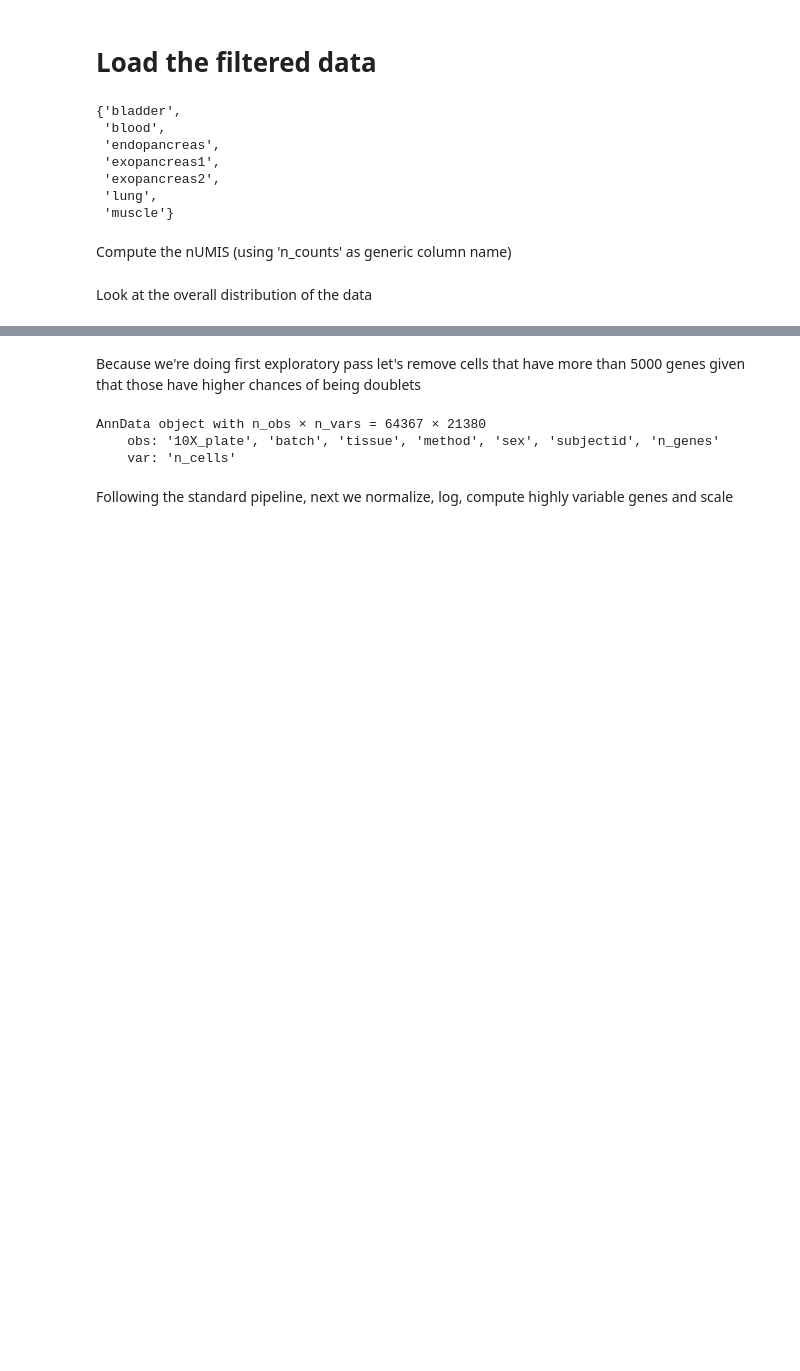
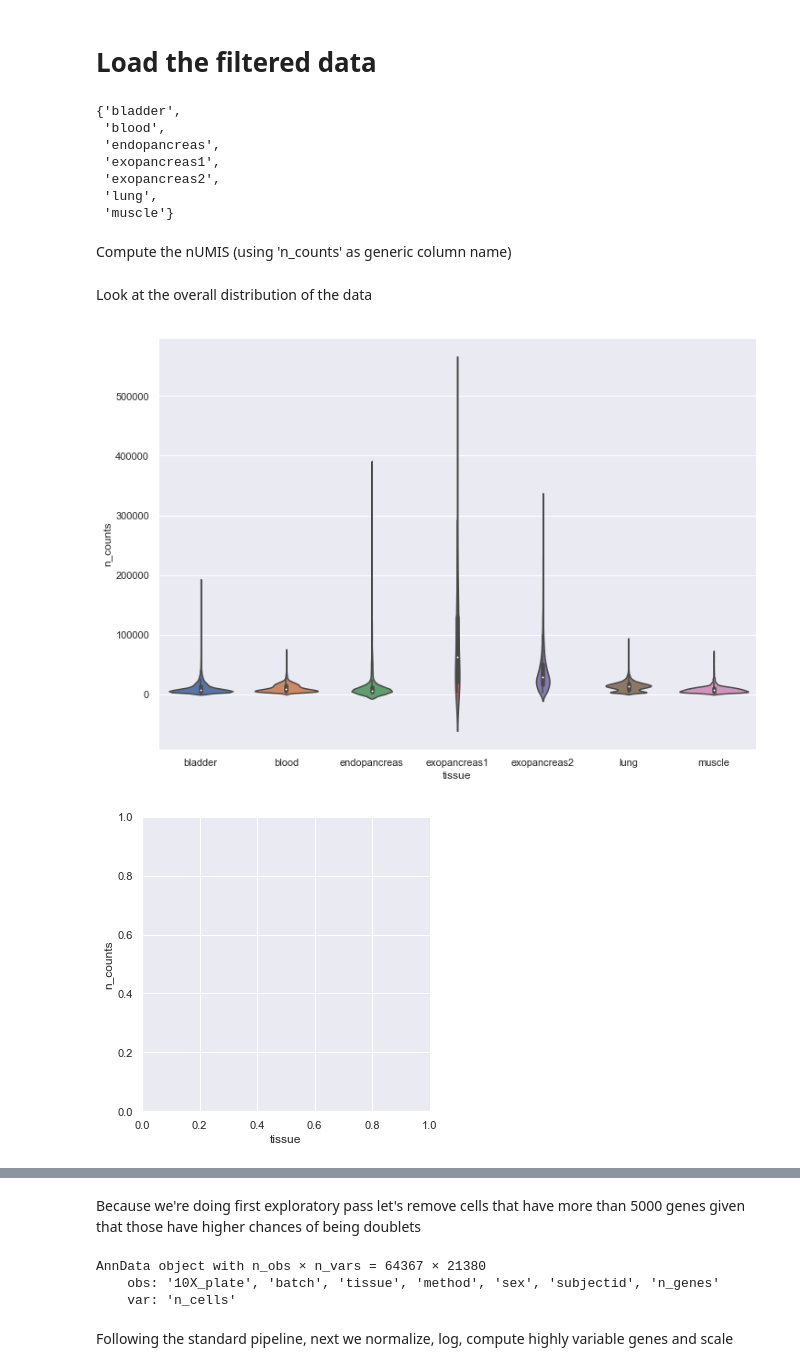
Before and after one commit to czbiohub-sf/tabula-sapiens, a Jupyter notebook: analysis-scripts/tabula-sapiens-pilot.ipynb, the cells around one changed output, grey strips where cells are left out. Drawn from its saved outputs; the diff is of its cells as text; code cells hidden in the pictures; blank space fills up the shorter version.

```diff
--- a/analysis-scripts/tabula-sapiens-pilot.ipynb
+++ b/analysis-scripts/tabula-sapiens-pilot.ipynb
@@ -70,7 +110,7 @@ adata.write('/maca-bulk/sapiens/tabula-sapiens-10X-pilot-filtered.h5ad')
 # %% [markdown]
 # Load the filtered data
 # %%
-adata = read_h5ad('/maca-bulk/sapiens/tabula-sapiens-10X-pilot-filtered.h5ad')
+adata = read_h5ad('../../data-objs/tabula-sapiens-10X-pilot-raw-filtered.h5ad')
 # %%
 set(adata.obs['tissue'])
 # %% [output]
@@ -92,2 +130,13 @@ sc.pl.violin(adata, ['n_genes', 'n_counts'],jitter=0.4, multi_panel=True)
+# %%
+# df = adata
+fig, ax = plt.subplots();
+# the size of A4 paper
+fig.set_size_inches(11.7, 8.27)
+sns.catplot(data=adata.obs,y='n_counts',x='tissue',kind='violin',ax=ax)
+
+sns.despine()
+# %% [output]
+[figure, added]
+[figure, added]
 # %%
 sc.pl.scatter(adata, x='n_counts', y='n_genes')
```
Also changed, not shown: parts of 12 cells of this notebook, 2 other files.
